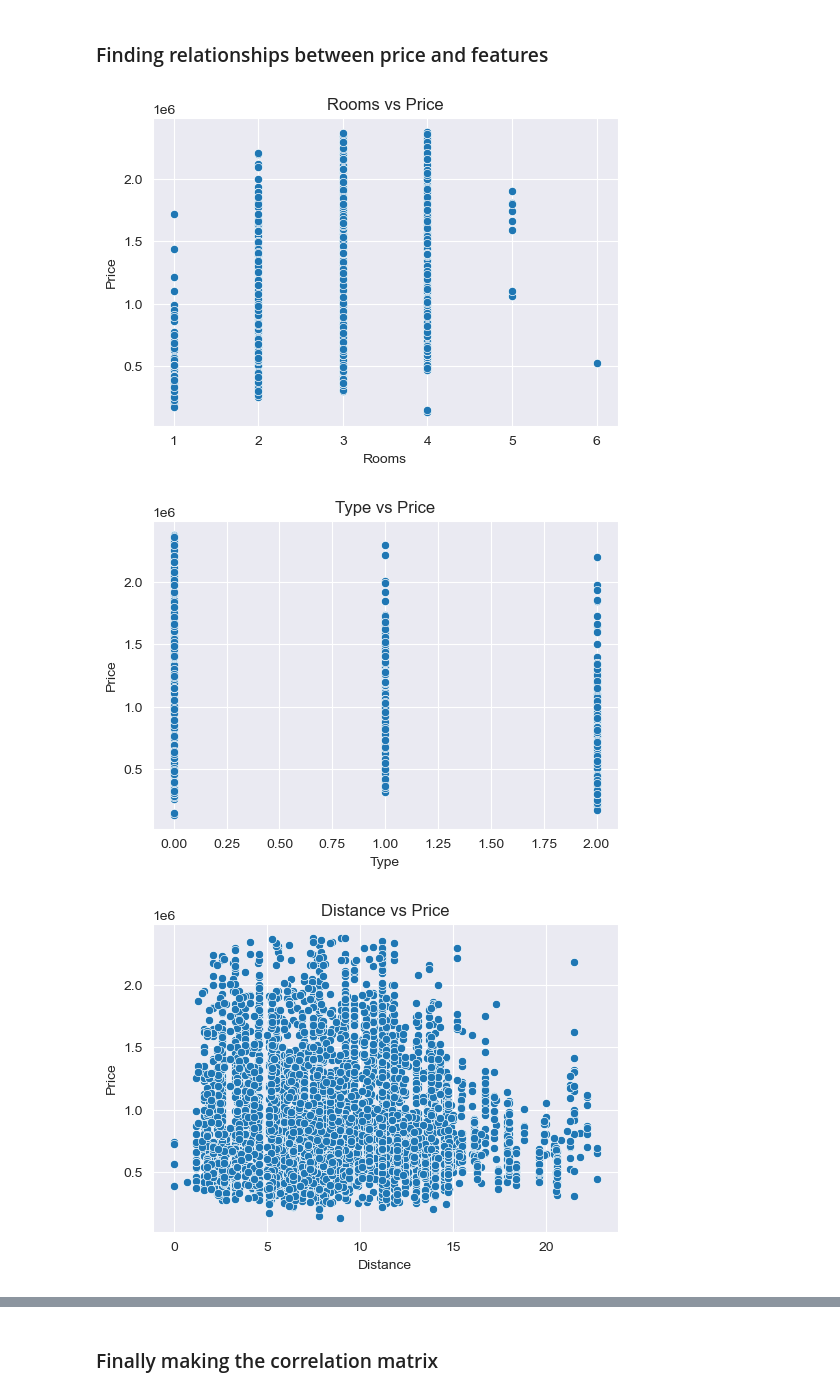
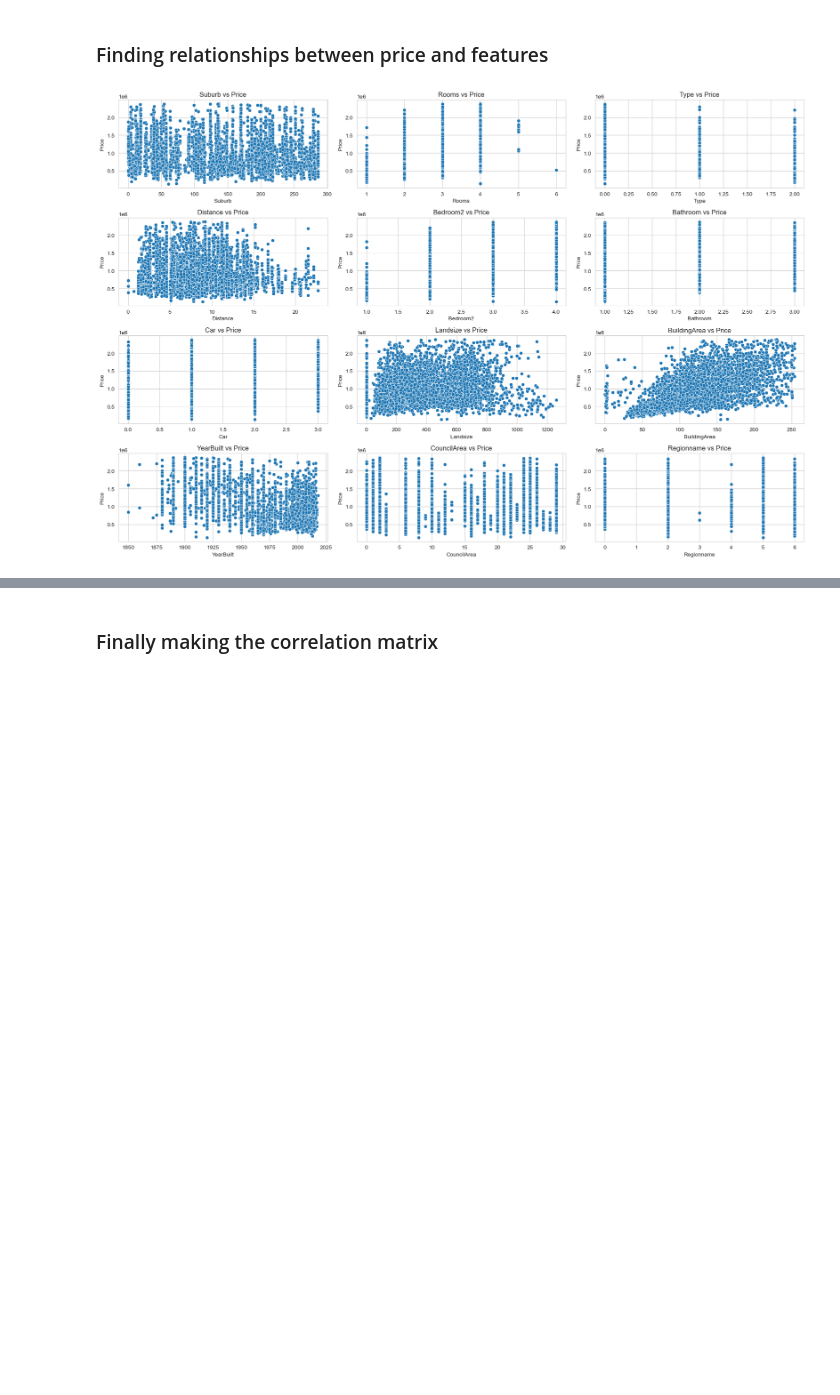
Before and after one commit to AmritS14/DA-Project, a Jupyter notebook: Project.ipynb, the cells around one changed output, grey strips where cells are left out. Saved outputs shown, nothing was run; the diff lists cells and outputs as text; code cells hidden in the pictures; blank space fills up the shorter version.

```diff
--- a/Project.ipynb
+++ b/Project.ipynb
@@ -28,5 +28,5 @@ Index(['Suburb', 'Address', 'Rooms', 'Type', 'Price', 'Method', 'SellerG',
 # %%
-data.drop(['Suburb', 'Address', 'Method', 'SellerG', 'Date', 'Postcode', 'Lattitude', 'Longtitude', 'Propertycount'], axis=1, inplace=True)
+data.drop(['Address', 'Method', 'SellerG', 'Date', 'Postcode', 'Lattitude', 'Longtitude', 'Propertycount'], axis=1, inplace=True)
 # %%
 data.columns
 # %% [output]
@@ -218,14 +220,20 @@ data.shape
 # %% [markdown]
 ### Finding relationships between price and features
 # %%
-for col in data.drop('Price', axis=1).columns:
-    plt.figure(figsize=(6, 4))
-    sns.scatterplot(x=data[col], y=data['Price'])
-    plt.title(f"{col} vs Price")
-    plt.xlabel(col)
-    plt.ylabel("Price")
-    plt.show()
+num_cols = len(data.drop('Price', axis=1).columns)
+fig, axes = plt.subplots(nrows=(num_cols + 2) // 3, ncols=3, figsize=(18, 12))
+axes = axes.flatten()
+
+for i, col in enumerate(data.drop('Price', axis=1).columns):
+    sns.scatterplot(ax=axes[i], x=data[col], y=data['Price'])
+    axes[i].set_title(f"{col} vs Price")
+    axes[i].set_xlabel(col)
+    axes[i].set_ylabel("Price")
+
+for j in range(i + 1, len(axes)):
+    fig.delaxes(axes[j])
+
+plt.tight_layout()
+plt.show()
 # %% [output]
-[figure, old version]
+[figure, new version]
-[figure, removed]
-[figure, removed]
```
Also changed, not shown: parts of 19 cells of this notebook, 1 other file.
